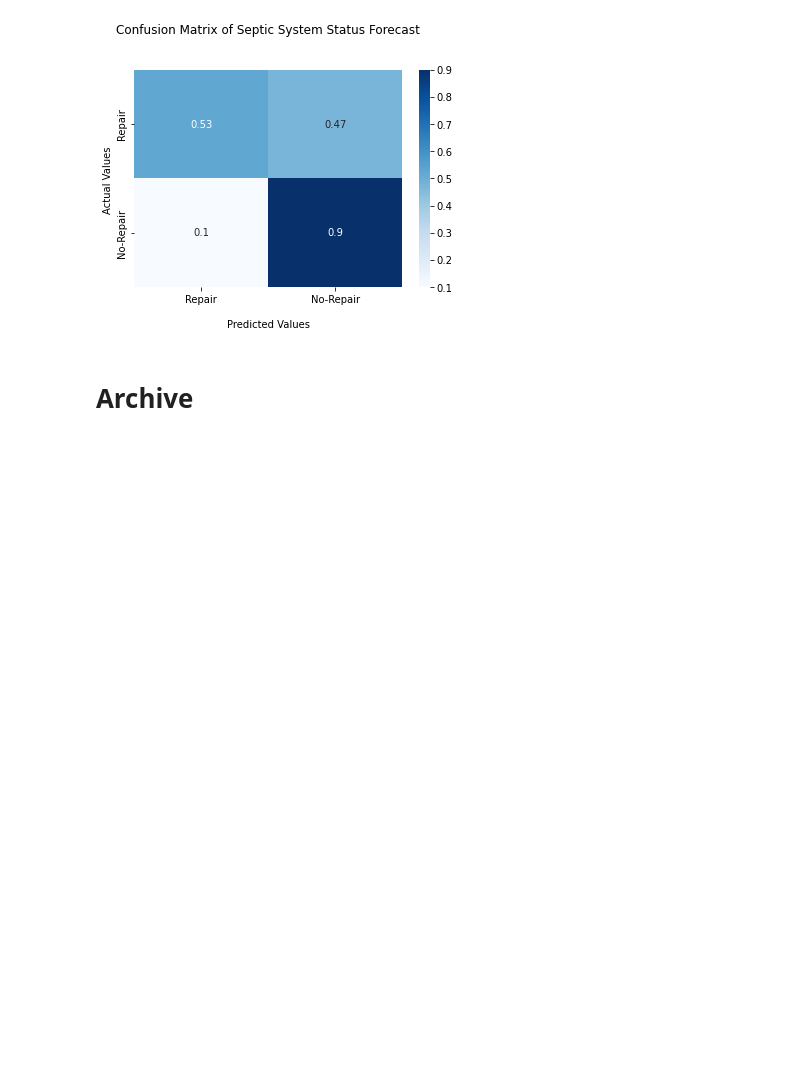
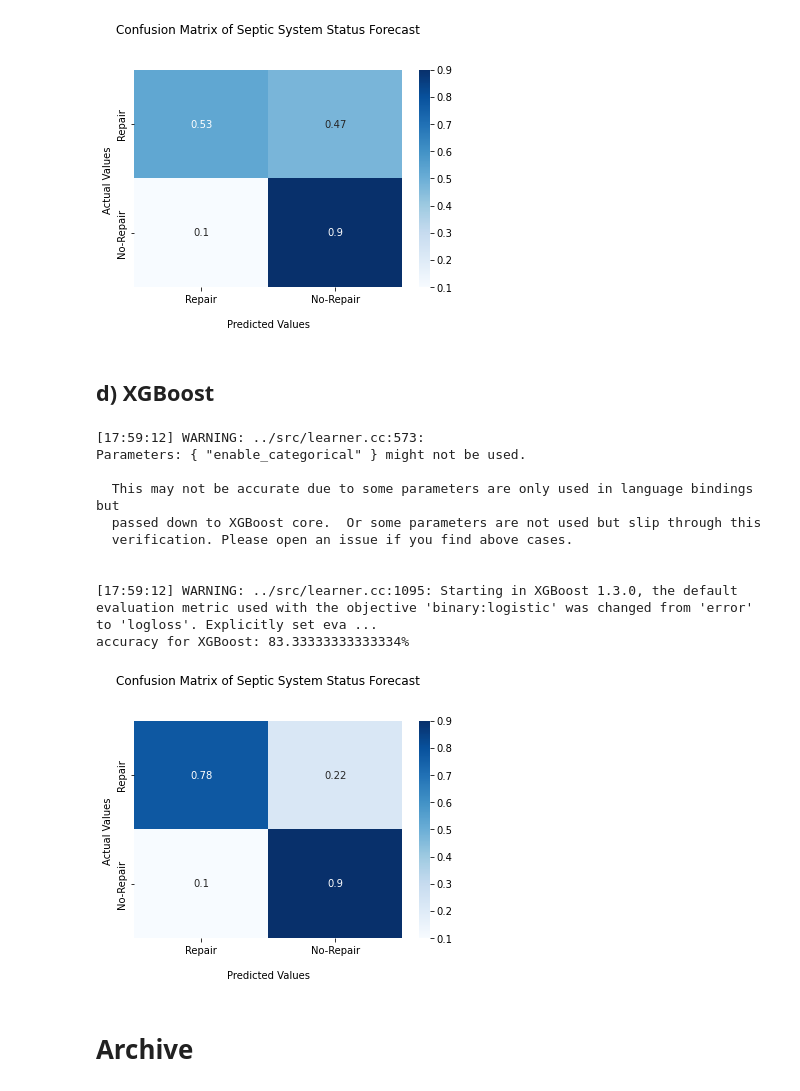
Before and after one commit to juannat7/bayesian_septic, a Jupyter notebook: notebooks/04 hierarchical_bayesian_topography.ipynb, the cells around one changed output. Saved outputs shown, nothing was run; the diff lists cells and outputs as text; code cells hidden in the pictures; blank space fills up the shorter version.

Commit message:
added optimized xgbm baseline, updated read_data function to process DEM and flow

```diff
--- a/notebooks/04 hierarchical_bayesian_topography.ipynb
+++ b/notebooks/04 hierarchical_bayesian_topography.ipynb
@@ -38,7 +40,6 @@ WARNING (theano.tensor.blas): Using NumPy C-API based implementation for BLAS fu
 # Data Pre-Processing
 # %%
 df, basin_idx, basins, coords = read_data(file_dir='../data/hierarchical_septics_v2.csv',
-                                          cols=['sewageSystem', 'ppt_2013', 'water_dist', 'gSSURGO_GA'],
-                                          is_balanced=True)
+        cols=['ppt_2013', 'water_dist', 'hydraulic_c','median_hse', 'dem', 'flow'], is_balanced=True)
 # %% [output]
 balancing...
@@ -487,6 +502,32 @@ plot_confusion(test_y, svc_y_pred)
 # %% [output]
 accuracy for SVC: 69.6969696969697%
 [figure]
+# %% [markdown]
+## d) XGBoost
+# %%
+# XGBoost
+xgb_clf = xgb.XGBClassifier(
+    eta=0.03875457352141243, max_depth=12, enable_categorical=True, use_label_encoder=False
+)
+
+xgb_clf.fit(train_x, train_y)
+acc = xgb_clf.score(test_x, test_y)
+xgb_y_pred = xgb_clf.predict(test_x)
+print(f'accuracy for XGBoost: {acc * 100}%')
+
+plot_confusion(test_y, xgb_y_pred)
+# %% [output]
+[17:59:12] WARNING: ../src/learner.cc:573:
+Parameters: { "enable_categorical" } might not be used.
+
+  This may not be accurate due to some parameters are only used in language bindings but
+  passed down to XGBoost core.  Or some parameters are not used but slip through this
+  verification. Please open an issue if you find above cases.
+
+
+[17:59:12] WARNING: ../src/learner.cc:1095: Starting in XGBoost 1.3.0, the default evaluation metric used with the objective 'binary:logistic' was changed from 'error' to 'logloss'. Explicitly set eva ...
+accuracy for XGBoost: 83.33333333333334%
+[figure, added]
 # %% [markdown]
 # Archive
 # %%
```
Also changed, not shown: parts of 9 cells of this notebook, 1 other file.
